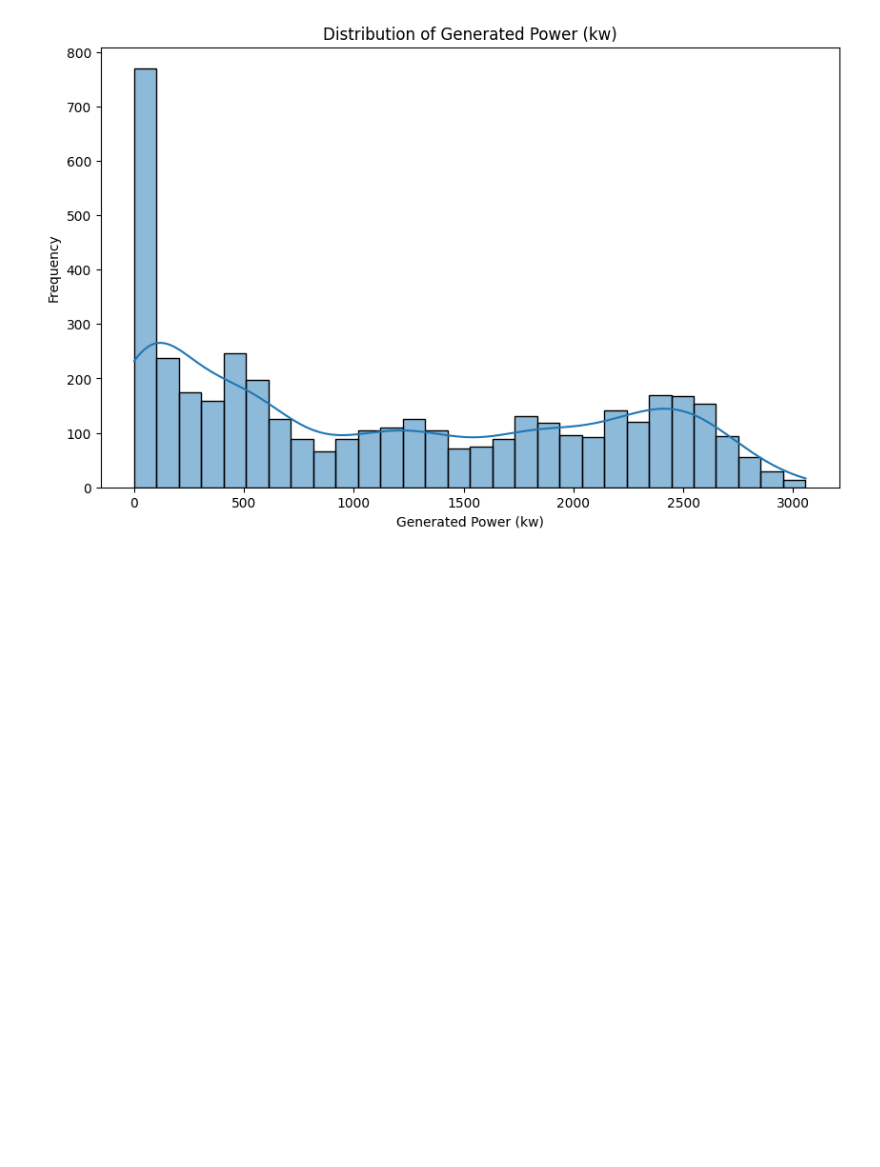
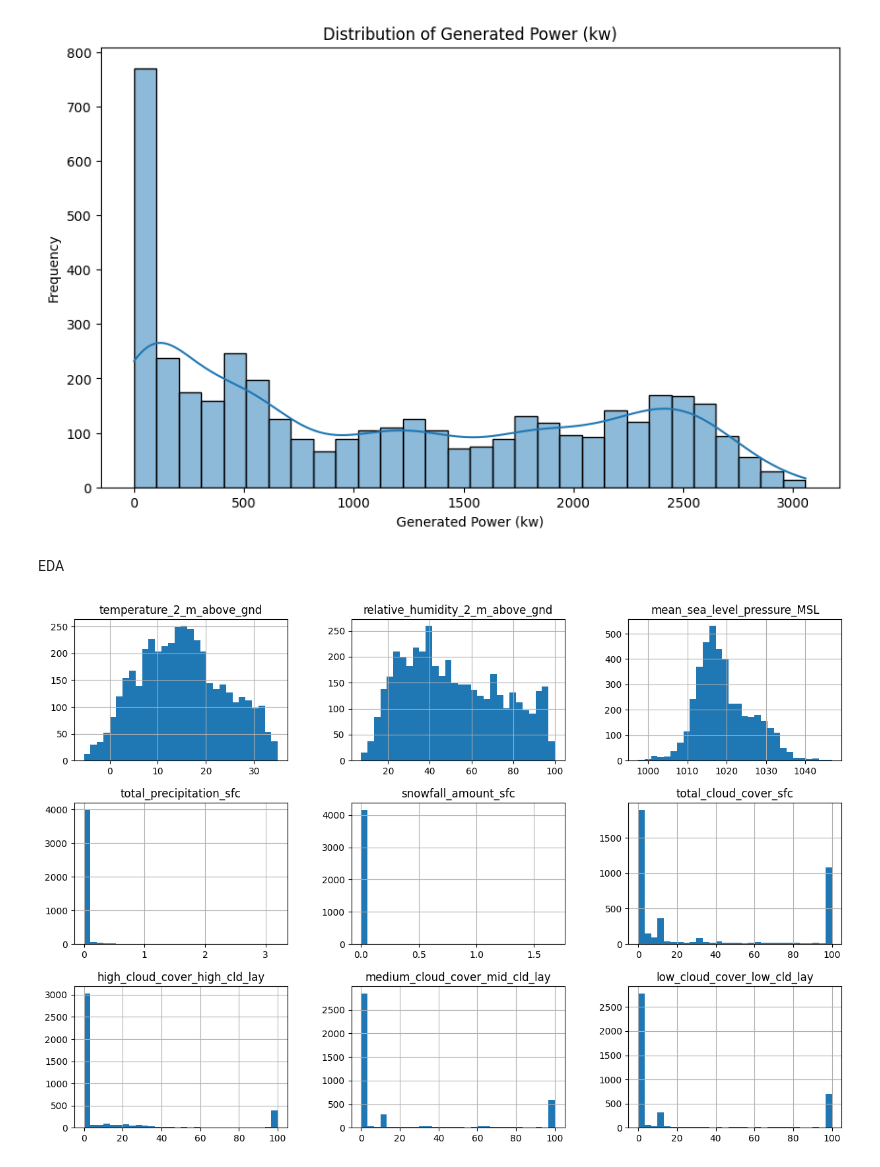
Before and after one commit to valusasindhu/solar-power-output-prediction, a Jupyter notebook: solarpowergeneration.ipynb, the cells around one changed output. Cells and saved outputs as stored; diff of their text form; code cells hidden in the pictures; blank space fills up the shorter version.

```diff
--- a/solarpowergeneration.ipynb
+++ b/solarpowergeneration.ipynb
@@ -125,3 +125,11 @@ plt.ylabel('Frequency')
 plt.show()
 # %% [output]
 [figure]
+# %% [markdown]
+EDA
+# %%
+# histograms for remaining colmns
+df[df.columns[:9]].hist(bins=30, figsize=(15,10))
+plt.show()
+# %% [output]
+[figure, added]
```
Also changed, not shown: parts of 6 cells of this notebook.
